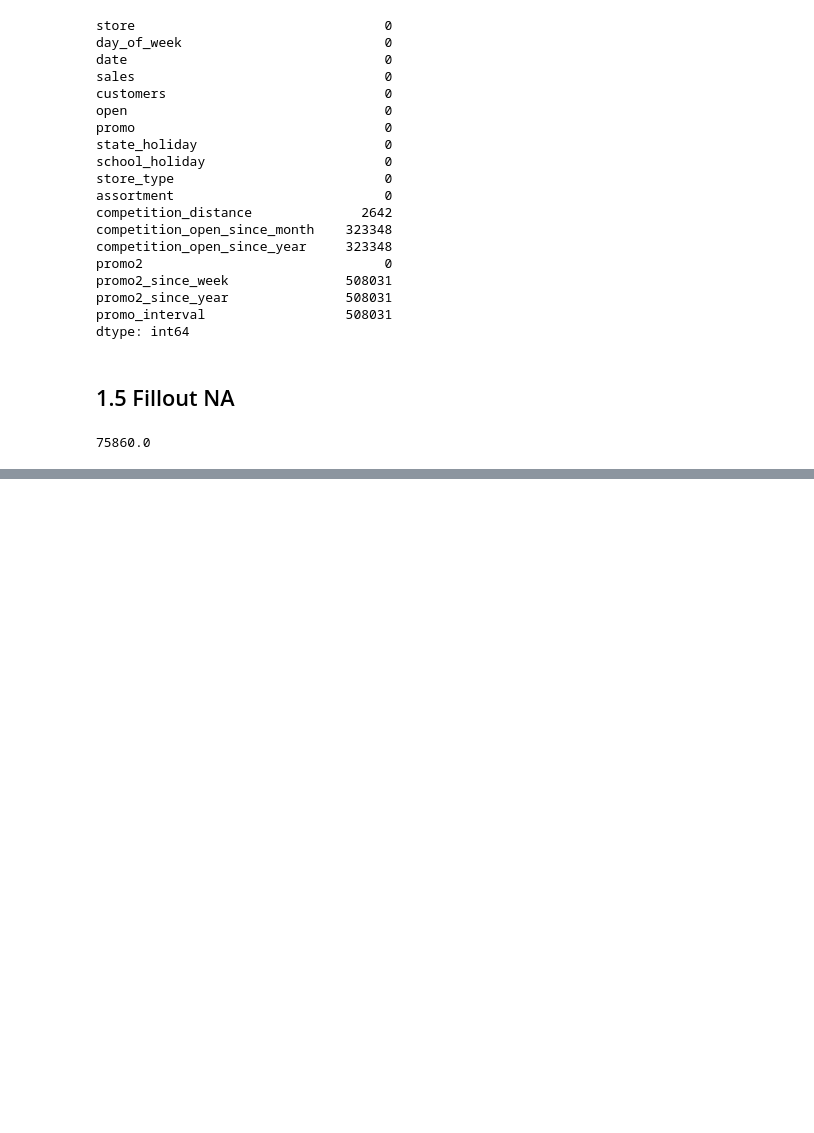
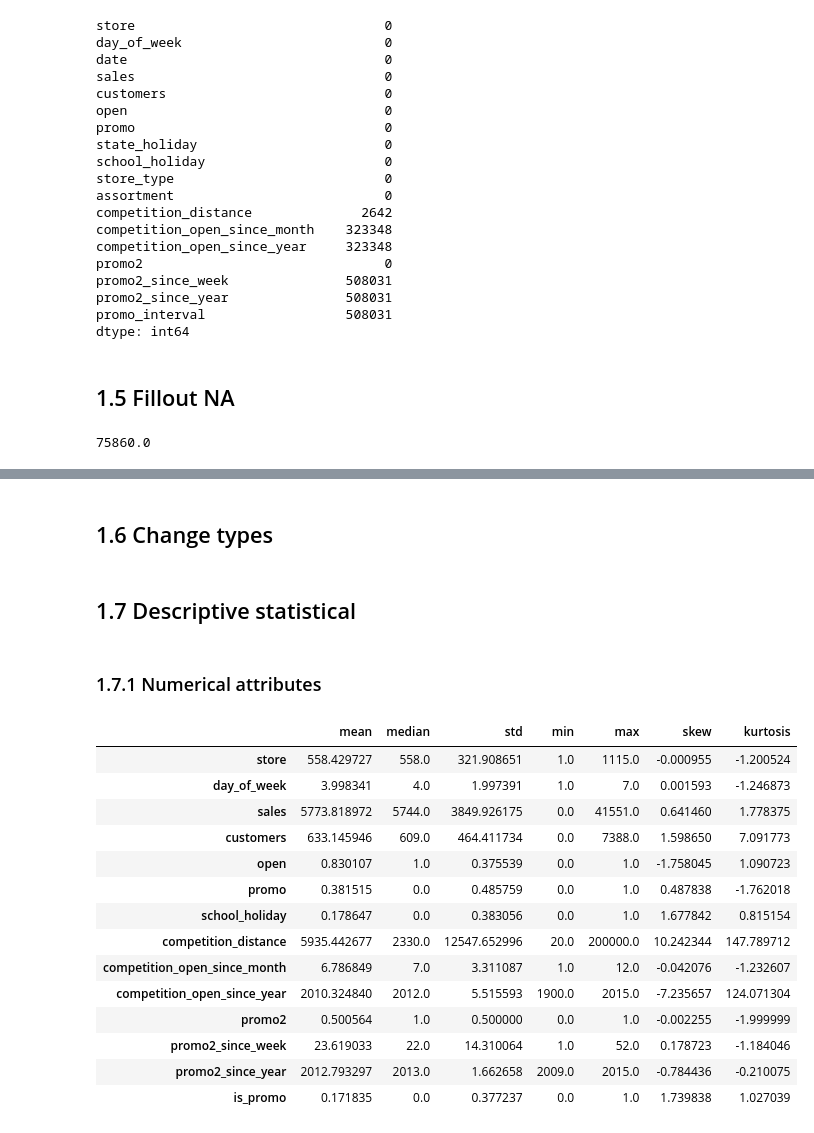
Before and after one commit to diegodinizf/Rossman-Sales, a Jupyter notebook: rossmann-sales-notebook.ipynb, the cells around one changed output, grey strips where cells are left out. Saved outputs shown, nothing was run; the diff lists cells and outputs as text; code cells hidden in the pictures; blank space fills up the shorter version.

```diff
--- a/rossmann-sales-notebook.ipynb
+++ b/rossmann-sales-notebook.ipynb
@@ -140,0 +126,2 @@ dtype: int64
+# %% [markdown]
+## 1.6 Change types
@@ -140,0 +134,25 @@ dtype: int64
+# %% [markdown]
+## 1.7 Descriptive statistical
+# %%
+num_attributes = df1.select_dtypes(include=['int64', 'float64'])
+cat_attributes = df1.select_dtypes(exclude=['int64', 'float64','datetime64[ns]'])
+# %% [markdown]
+### 1.7.1 Numerical attributes
+# %%
+num_attributes.agg(["mean","median","std","min","max","skew","kurtosis"]).T
+# %% [output]
+|  | mean | median | std | min | max | skew | kurtosis |
+| store | 558.429727 | 558.0 | 321.908651 | 1.0 | 1115.0 | -0.000955 | -1.200524 |
+| day_of_week | 3.998341 | 4.0 | 1.997391 | 1.0 | 7.0 | 0.001593 | -1.246873 |
+| sales | 5773.818972 | 5744.0 | 3849.926175 | 0.0 | 41551.0 | 0.641460 | 1.778375 |
+| customers | 633.145946 | 609.0 | 464.411734 | 0.0 | 7388.0 | 1.598650 | 7.091773 |
+| open | 0.830107 | 1.0 | 0.375539 | 0.0 | 1.0 | -1.758045 | 1.090723 |
+| promo | 0.381515 | 0.0 | 0.485759 | 0.0 | 1.0 | 0.487838 | -1.762018 |
+| school_holiday | 0.178647 | 0.0 | 0.383056 | 0.0 | 1.0 | 1.677842 | 0.815154 |
+| competition_distance | 5935.442677 | 2330.0 | 12547.652996 | 20.0 | 200000.0 | 10.242344 | 147.789712 |
+| competition_open_since_month | 6.786849 | 7.0 | 3.311087 | 1.0 | 12.0 | -0.042076 | -1.232607 |
+| competition_open_since_year | 2010.324840 | 2012.0 | 5.515593 | 1900.0 | 2015.0 | -7.235657 | 124.071304 |
+| promo2 | 0.500564 | 1.0 | 0.500000 | 0.0 | 1.0 | -0.002255 | -1.999999 |
+| promo2_since_week | 23.619033 | 22.0 | 14.310064 | 1.0 | 52.0 | 0.178723 | -1.184046 |
+| promo2_since_year | 2012.793297 | 2013.0 | 1.662658 | 2009.0 | 2015.0 | -0.784436 | -0.210075 |
+| is_promo | 0.171835 | 0.0 | 0.377237 | 0.0 | 1.0 | 1.739838 | 1.027039 |
```
Also changed, not shown: parts of 14 cells of this notebook, 1 other file.
